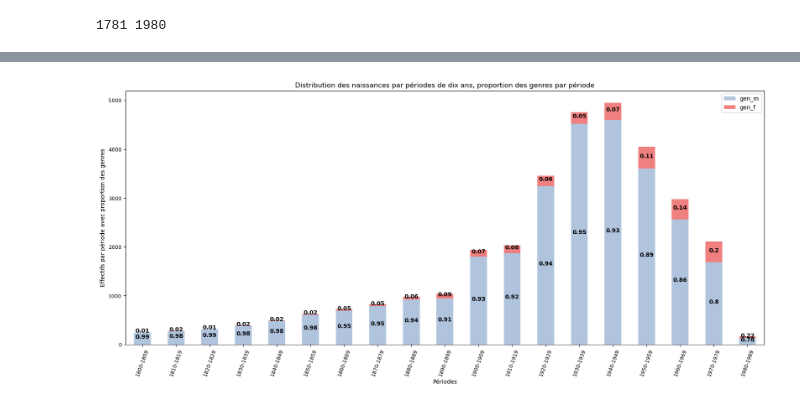
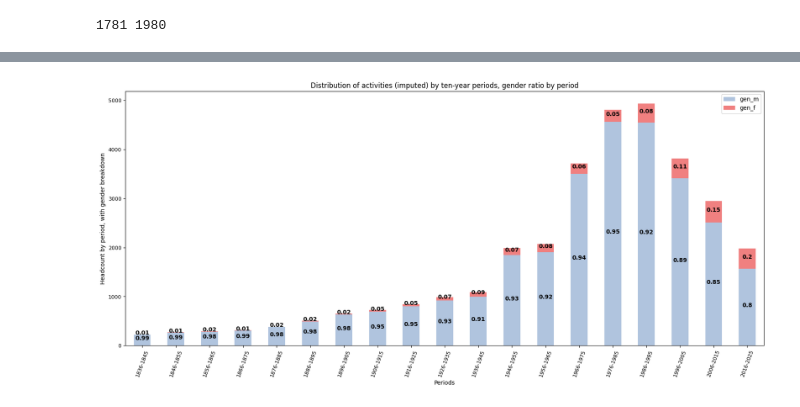
Before and after one commit to Sciences-historiques-numeriques/astronomers, a Jupyter notebook: notebooks_jupyter/wikidata_exploration/da1_distribution_birthYear_gender.ipynb, the cells around one changed output, grey strips where cells are left out. Cells and saved outputs as stored; diff of their text form; code cells hidden in the pictures.

```diff
--- a/notebooks_jupyter/wikidata_exploration/da1_distribution_birthYear_gender.ipynb
+++ b/notebooks_jupyter/wikidata_exploration/da1_distribution_birthYear_gender.ipynb
@@ -225,0 +322,13 @@ plt.show()
+# %%
+### fonction pd.cut : https://pandas.pydata.org/pandas-docs/stable/reference/api/pandas.cut.html
+# On ajoute une nouvelle colonne qui contient la période sur la base de la liste précédente
+# et de la valeur de l'année
+
+cdf_p['periodes'] = pd.cut(cdf_p['activityYear'], l_20, right=False)
+
+### Transformer le code ajouté pour qu'il soit plus lisible
+# noter qu'on a arrondi les valeurs
+cdf_p['periodes'] = cdf_p['periodes'].apply(lambda x : str(int(x.left))+'-'+ str(int(x.right)-1))
+
+# Inspection
+cdf_p.head(3)
@@ -289,6 +431,6 @@ plt.show()
 Comme on voit bien dans le graphique précédent qu'il y a deux périodes avec des effectifs radicalements différents,
 on restraint la période analysée à l'époque contemporaine et on affine avec un découpage par périodes de dix ans
 # %%
-l_10 = list(range(1781, 2001, 10))
+l_10 = list(range(1781+45, 1991+45, 10))
 print(l_10[:5],l_10[-5:])
 # %% [output]
@@ -297,7 +439,7 @@ print(l_10[:5],l_10[-5:])
 ### Découpage par décennies
 ## fonction pd.cut : https://pandas.pydata.org/pandas-docs/stable/reference/api/pandas.cut.html
 
-cdf_p['per_10'] = pd.cut(cdf_p['birthYear'], l_10, right=False)
+cdf_p['per_10'] = pd.cut(cdf_p['activityYear'], l_10, right=False)
 
 ### Transformer le code ajouté pour qu'il soit plus lisible
 # noter qu'on a arrondi les valeurs
@@ -313,6 +455,6 @@ cdf_p.head(3)
 # %%
 ### On regroupe par genre comme ci-dessus
-gender_m_10 = pd.DataFrame(cdf_p[(cdf_p.genCode == 'M') & (cdf_p.birthYear > 1780)].groupby('per_10').size())
+gender_m_10 = pd.DataFrame(cdf_p[(cdf_p.genCode == 'M') ].groupby('per_10').size())
 gender_m_10.columns = ['gen_m']
 gender_m_10.tail()
 # %% [output]
@@ -425,34 +567,34 @@ ax = m_10_not_zero.plot.bar(stacked=True, y=['gen_m', 'gen_f'], \
 # Il y a autant de triangles que les valeurs d'index x le nombre de variables
 
 for bar,v in zip(ax.patches,lp):
 
     ax.text(
       # Met les étiquette aux centre des rectangles
       bar.get_x() + bar.get_width() / 2,
 
       # Ajoute les coordonnées verticales
       bar.get_height()/2 + bar.get_y(),
 
       # Ajoute les valeurs
       v,
 
       # centre et met du style aux étiquettes
       ha='center',
       color='black',
       weight='bold',
       size=10
   )
 
-plt.ylabel('Effectifs par période avec proportion des genres')
-plt.xlabel('Périodes')
-plt.title('Distribution des naissances par périodes de dix ans, proportion des genres par période')
+plt.ylabel('Headcount by period, with gender breakdown')
+plt.xlabel('Periods')
+plt.title('Distribution of activities (imputed) by ten-year periods, gender ratio by period')
 
 ## On peut enregistrer l'image dans un fichier (noter le dossier créé préalablement)
 # qu'on pourra ensuite introduire dans un travail et commenter
 
 # Doc.: https://matplotlib.org/stable/api/_as_gen/matplotlib.pyplot.savefig.html
 plt.savefig('images/naissances_distribution_10ans_genre.jpg', bbox_inches='tight',
                        pad_inches=0.2)
 plt.show()
 # %% [output]
-[figure, old version]
+[figure, new version]
```
Also changed, not shown: parts of 63 cells of this notebook, 1 other file.
